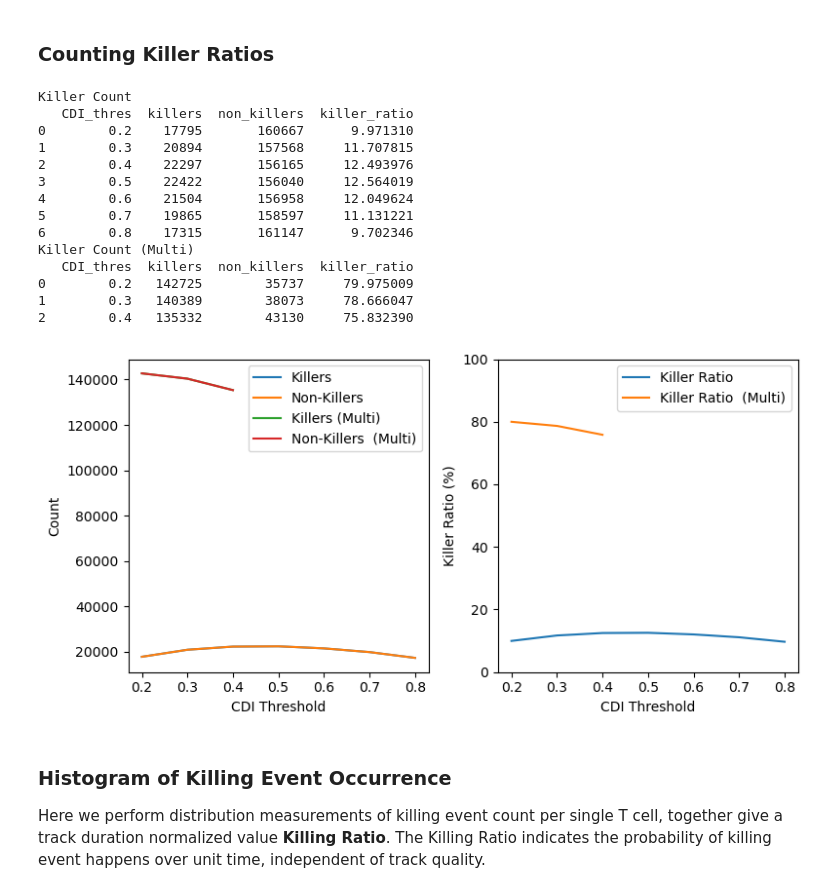
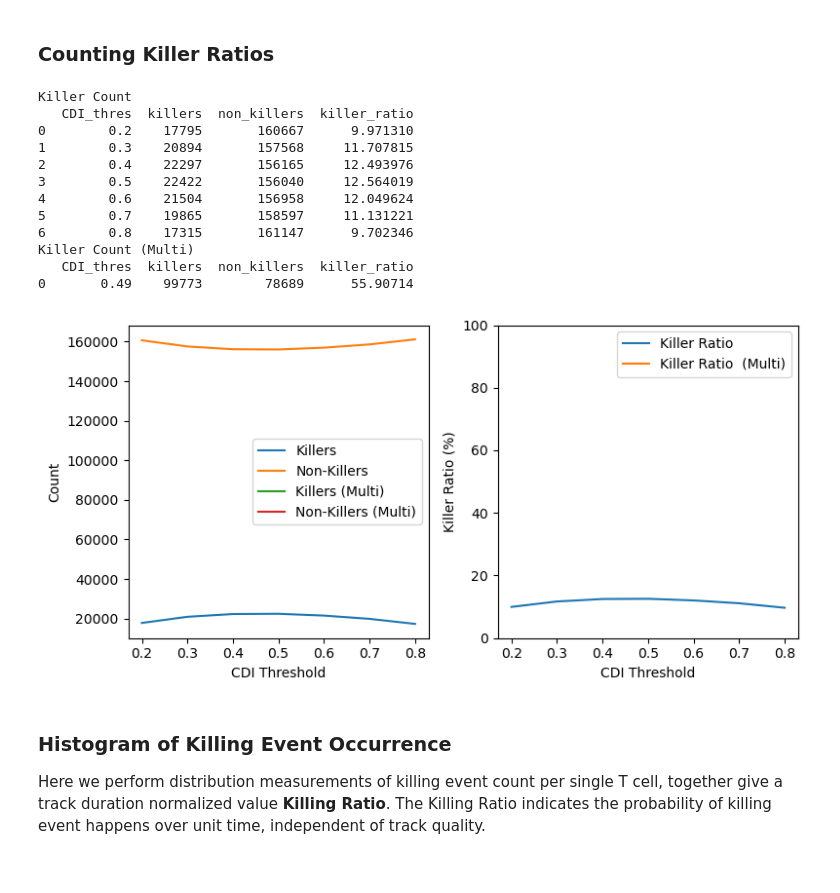
Before and after one commit to bpi-oxford/Cytotoxicity-Pipeline, a Jupyter notebook: notebooks/example_13.ipynb, the cells around one changed output. Drawn from its saved outputs; the diff is of its cells as text; code cells hidden in the pictures.

```diff
--- a/notebooks/example_13.ipynb
+++ b/notebooks/example_13.ipynb
@@ -400,7 +464,7 @@ multi_contacts[0.2]
 # %%
 tcell_with_kill = {}
 for i in tqdm(range(2,9,1)):
-    cdi_thres = 0.1*i
+    cdi_thres = round(0.1*i,2)
 
     tcell_with_kill[cdi_thres] = dd.merge(tcell_ddf,contacts[cdi_thres][["kill","label"]], on=["label"], how="left")
     tcell_with_kill[cdi_thres] = tcell_with_kill[cdi_thres].compute()
@@ -422,13 +486,14 @@ tcell_with_kill[0.5]
 23595350 rows × 42 columns
 # %%
 tcell_with_multi_kill = {}
-for i in tqdm(range(2,5,1)):
-    cdi_thres = 0.1*i
+# for i in [2,3,4,4.5,4.9]:
+for i in [4.9]:
+    cdi_thres = round(0.1*i,2)
 
     tcell_with_multi_kill[cdi_thres] = dd.merge(tcell_ddf,multi_contacts[cdi_thres][["kill","label"]], on=["label"], how="left")
     tcell_with_multi_kill[cdi_thres] = tcell_with_multi_kill[cdi_thres].compute()
     tcell_with_multi_kill[cdi_thres]['kill'] = tcell_with_multi_kill[cdi_thres]['kill'].fillna(False)
-tcell_with_multi_kill[0.2]
+tcell_with_multi_kill[0.49]
 # %% [output]
 |  | label | y | x | bbox_xstart | bbox_ystart | bbox_xsize | bbox_ysize | i | j | ... |
 | 0 | 23506300 | 858.538462 | 236.400000 | 233 | 854 | 8 | 11 | 236.400000 | 858.538462 | ... |
@@ -451,7 +516,7 @@ tcell_with_multi_kill[0.2]
 tcell_killing = {}
 
 for i in tqdm(range(2,9,1)):
-    cdi_thres = 0.1*i
+    cdi_thres = round(0.1*i,2)
     tcell_killing[cdi_thres] = tcell_with_kill[cdi_thres][tcell_with_kill[cdi_thres]["kill"]]
 tcell_killing[0.5]
 # %% [output]
@@ -471,9 +536,10 @@ tcell_killing[0.5]
 # %%
 tcell_multi_killing = {}
 
-for i in tqdm(range(2,5,1)):
-    cdi_thres = 0.1*i
+# for i in [2,3,4,4.5,4.9]:
+for i in [4.9]:
+    cdi_thres = round(0.1*i,2)
     tcell_multi_killing[cdi_thres] = tcell_with_multi_kill[cdi_thres][tcell_with_multi_kill[cdi_thres]["kill"]]
-tcell_multi_killing[0.2]
+tcell_multi_killing[0.49]
 # %% [output]
 |  | label | y | x | bbox_xstart | bbox_ystart | bbox_xsize | bbox_ysize | i | j | ... |
@@ -502,7 +568,7 @@ killer_count = {
 }
 
 for i in tqdm(range(2,9,1)):
-    cdi_thres = 0.1*i
+    cdi_thres = round(0.1*i,2)
     killers = len(tcell_with_kill[cdi_thres][tcell_with_kill[cdi_thres]["kill"]]["track_id"].unique())
     non_killers = len(tcell_with_kill[cdi_thres]["track_id"].unique()) - killers
     killer_ratio = killers/(killers+non_killers)*100
@@ -515,7 +581,7 @@ for i in tqdm(range(2,9,1)):
 killer_count = pd.DataFrame.from_dict(killer_count)
 
 axs[0].plot(killer_count["CDI_thres"],killer_count["killers"],label="Killers")
-axs[0].plot(killer_count["CDI_thres"],killer_count["killers"],label="Non-Killers")
+axs[0].plot(killer_count["CDI_thres"],killer_count["non_killers"],label="Non-Killers")
 axs[1].plot(killer_count["CDI_thres"],killer_count["killer_ratio"],label="Killer Ratio")
 
 ####### Multi Killer #######
@@ -526,8 +592,9 @@ multi_killer_count = {
     "killer_ratio": []
 }
 
-for i in tqdm(range(2,5,1)):
-    cdi_thres = 0.1*i
+# for i in [2,3,4,4.5,4.9]:
+for i in [4.9]:
+    cdi_thres = round(0.1*i,2)
     killers = len(tcell_with_multi_kill[cdi_thres][tcell_with_multi_kill[cdi_thres]["kill"]]["track_id"].unique())
     non_killers = len(tcell_with_multi_kill[cdi_thres]["track_id"].unique()) - killers
     killer_ratio = killers/(killers+non_killers)*100
@@ -540,40 +607,38 @@ for i in tqdm(range(2,5,1)):
 multi_killer_count = pd.DataFrame.from_dict(multi_killer_count)
 
 axs[0].plot(multi_killer_count["CDI_thres"],multi_killer_count["killers"],label="Killers (Multi)")
-axs[0].plot(multi_killer_count["CDI_thres"],multi_killer_count["killers"],label="Non-Killers  (Multi)")
+axs[0].plot(multi_killer_count["CDI_thres"],multi_killer_count["non_killers"],label="Non-Killers (Multi)")
 axs[1].plot(multi_killer_count["CDI_thres"],multi_killer_count["killer_ratio"],label="Killer Ratio  (Multi)")
 
 axs[0].set_xlabel("CDI Threshold")
 axs[0].set_ylabel("Count")
 axs[0].legend()
 
 axs[1].set_xlabel("CDI Threshold")
 axs[1].set_ylabel("Killer Ratio (%)")
 axs[1].set_ylim(0,100)
 axs[1].legend()
 
 plt.tight_layout()
 
 print("Killer Count")
 print(killer_count)
 print("Killer Count (Multi)")
 print(multi_killer_count)
 # %% [output]
 Killer Count
    CDI_thres  killers  non_killers  killer_ratio
 0        0.2    17795       160667      9.971310
 1        0.3    20894       157568     11.707815
 2        0.4    22297       156165     12.493976
 3        0.5    22422       156040     12.564019
 4        0.6    21504       156958     12.049624
 5        0.7    19865       158597     11.131221
 6        0.8    17315       161147      9.702346
 Killer Count (Multi)
    CDI_thres  killers  non_killers  killer_ratio
-0        0.2   142725        35737     79.975009
-1        0.3   140389        38073     78.666047
-2        0.4   135332        43130     75.832390
+0       0.49    99773        78689      55.90714
-[figure, old version]
+[figure, new version]
 # %% [markdown]
 ### Histogram of Killing Event Occurrence
 
```
Also changed, not shown: parts of 22 cells of this notebook.
